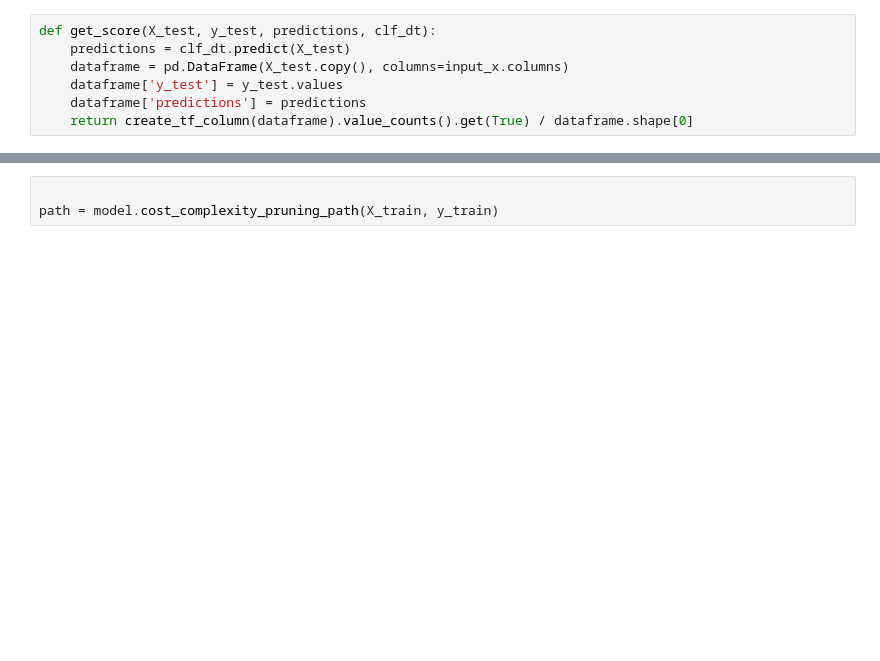
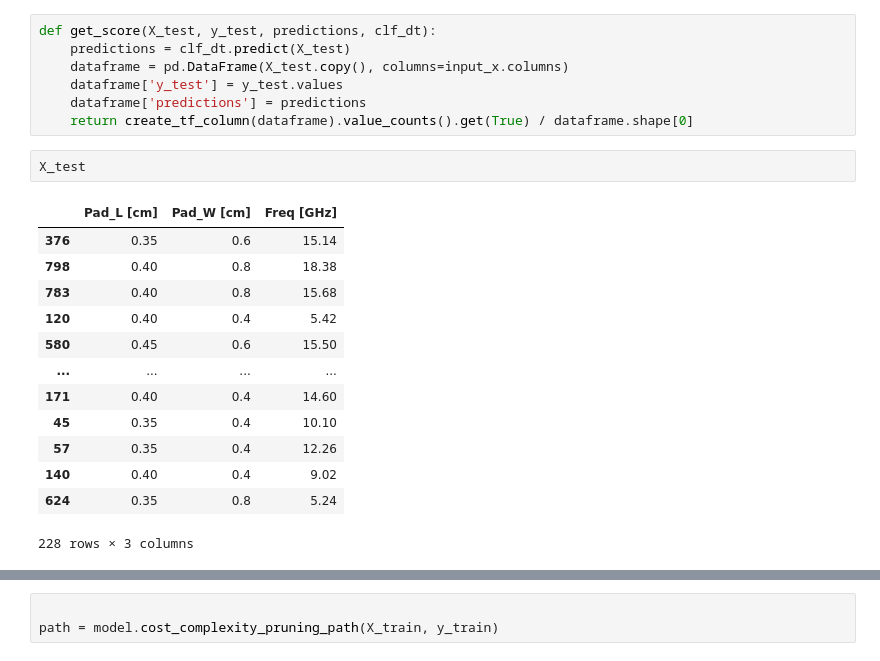
Before and after one commit to meowsome/antenna-ml, a Jupyter notebook: test.ipynb, the cells around one changed output, grey strips where cells are left out. Saved outputs shown, nothing was run; the diff lists cells and outputs as text; blank space fills up the shorter version.

```diff
--- a/test.ipynb
+++ b/test.ipynb
@@ -62,6 +62,22 @@ def get_score(X_test, y_test, predictions, clf_dt):
     dataframe['y_test'] = y_test.values
     dataframe['predictions'] = predictions
     return create_tf_column(dataframe).value_counts().get(True) / dataframe.shape[0]
+# %%
+X_test
+# %% [output]
+|  | Pad_L [cm] | Pad_W [cm] | Freq [GHz] |
+| 376 | 0.35 | 0.6 | 15.14 |
+| 798 | 0.40 | 0.8 | 18.38 |
+| 783 | 0.40 | 0.8 | 15.68 |
+| 120 | 0.40 | 0.4 | 5.42 |
+| 580 | 0.45 | 0.6 | 15.50 |
+| ... | ... | ... | ... |
+| 171 | 0.40 | 0.4 | 14.60 |
+| 45 | 0.35 | 0.4 | 10.10 |
+| 57 | 0.35 | 0.4 | 12.26 |
+| 140 | 0.40 | 0.4 | 9.02 |
+| 624 | 0.35 | 0.8 | 5.24 |
+228 rows × 3 columns
 # %%
 get_score(X_test, y_test, predictions, pipeline)
 # %% [output]
```
Also changed, not shown: parts of 10 cells of this notebook, 1 other file.
